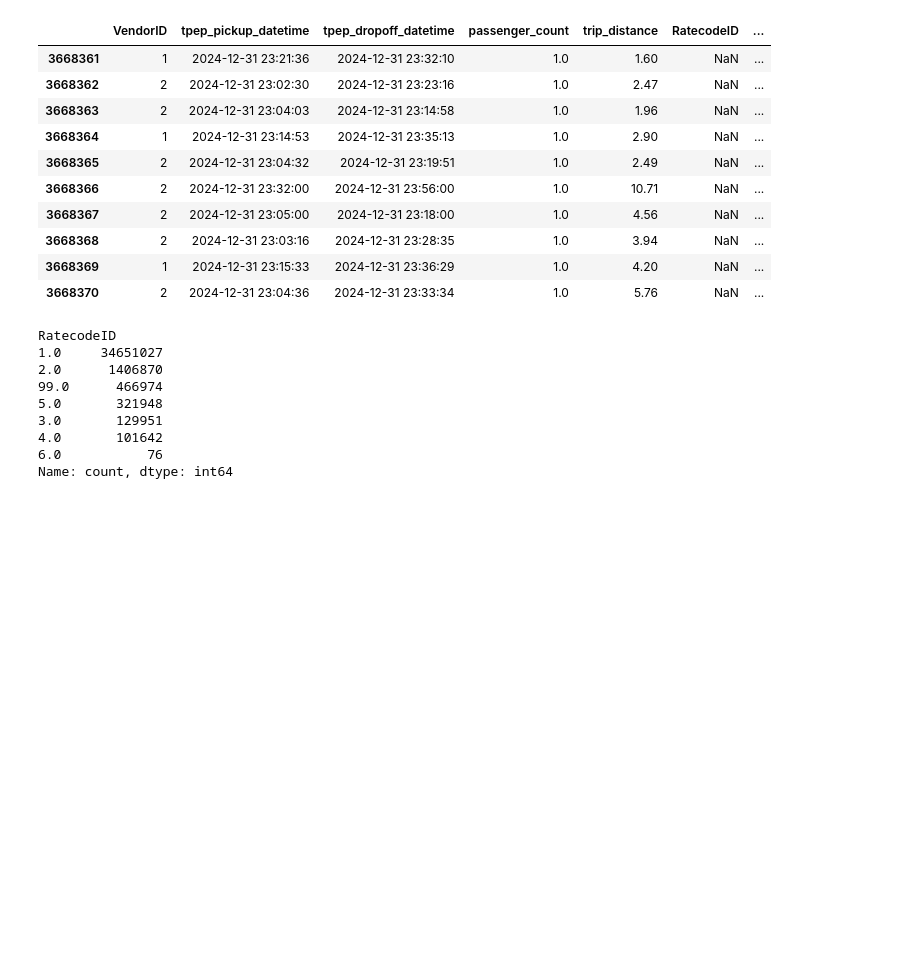
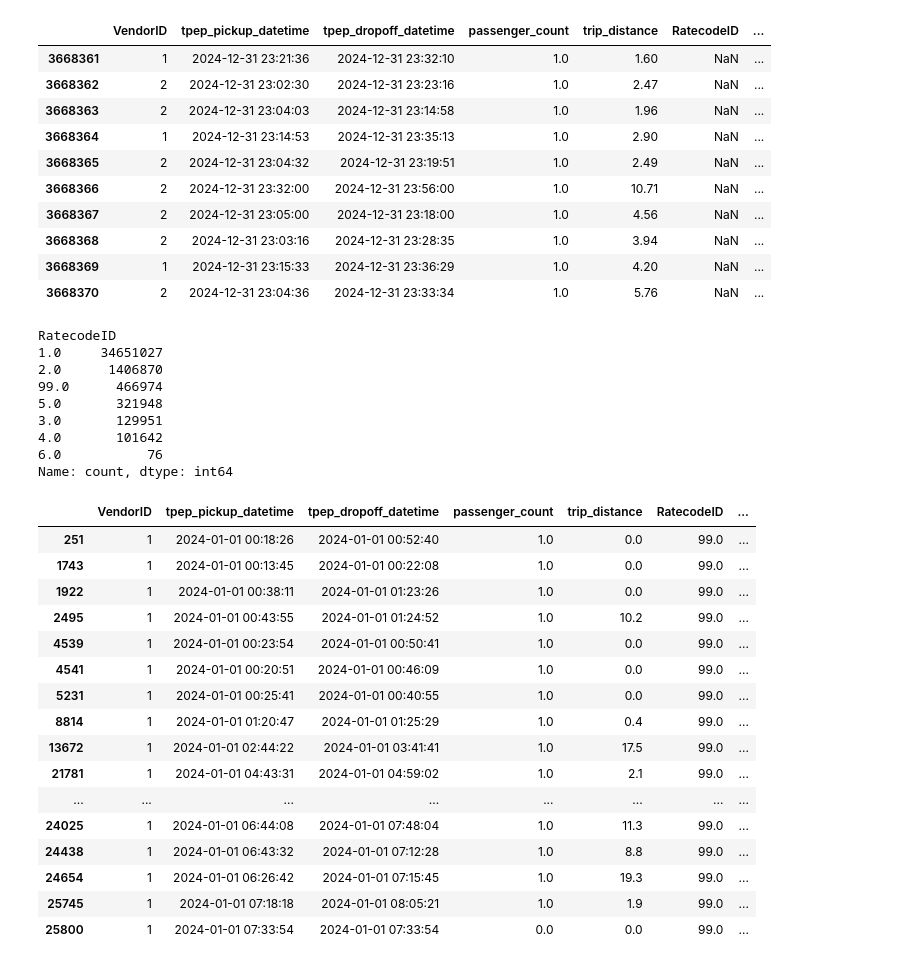
Before and after one commit to Krinnik/ny_ride_fair_optimization, a Jupyter notebook: nik_folder/niks_workspace.ipynb, the cells around one changed output. Cells and saved outputs as stored; diff of their text form; code cells hidden in the pictures; blank space fills up the shorter version.

```diff
--- a/nik_folder/niks_workspace.ipynb
+++ b/nik_folder/niks_workspace.ipynb
@@ -471,6 +470,26 @@ RatecodeID
 4.0       101642
 6.0           76
 Name: count, dtype: int64
+# %%
+ny_taxi_2024_df[ny_taxi_2024_df['RatecodeID'] == 99].head(20)
+# %% [output]
+|  | VendorID | tpep_pickup_datetime | tpep_dropoff_datetime | passenger_count | trip_distance | RatecodeID | ... |
+| 251 | 1 | 2024-01-01 00:18:26 | 2024-01-01 00:52:40 | 1.0 | 0.0 | 99.0 | ... |
+| 1743 | 1 | 2024-01-01 00:13:45 | 2024-01-01 00:22:08 | 1.0 | 0.0 | 99.0 | ... |
+| 1922 | 1 | 2024-01-01 00:38:11 | 2024-01-01 01:23:26 | 1.0 | 0.0 | 99.0 | ... |
+| 2495 | 1 | 2024-01-01 00:43:55 | 2024-01-01 01:24:52 | 1.0 | 10.2 | 99.0 | ... |
+| 4539 | 1 | 2024-01-01 00:23:54 | 2024-01-01 00:50:41 | 1.0 | 0.0 | 99.0 | ... |
+| 4541 | 1 | 2024-01-01 00:20:51 | 2024-01-01 00:46:09 | 1.0 | 0.0 | 99.0 | ... |
+| 5231 | 1 | 2024-01-01 00:25:41 | 2024-01-01 00:40:55 | 1.0 | 0.0 | 99.0 | ... |
+| 8814 | 1 | 2024-01-01 01:20:47 | 2024-01-01 01:25:29 | 1.0 | 0.4 | 99.0 | ... |
+| 13672 | 1 | 2024-01-01 02:44:22 | 2024-01-01 03:41:41 | 1.0 | 17.5 | 99.0 | ... |
+| 21781 | 1 | 2024-01-01 04:43:31 | 2024-01-01 04:59:02 | 1.0 | 2.1 | 99.0 | ... |
+| ... | ... | ... | ... | ... | ... | ... | ... |
+| 24025 | 1 | 2024-01-01 06:44:08 | 2024-01-01 07:48:04 | 1.0 | 11.3 | 99.0 | ... |
+| 24438 | 1 | 2024-01-01 06:43:32 | 2024-01-01 07:12:28 | 1.0 | 8.8 | 99.0 | ... |
+| 24654 | 1 | 2024-01-01 06:26:42 | 2024-01-01 07:15:45 | 1.0 | 19.3 | 99.0 | ... |
+| 25745 | 1 | 2024-01-01 07:18:18 | 2024-01-01 08:05:21 | 1.0 | 1.9 | 99.0 | ... |
+| 25800 | 1 | 2024-01-01 07:33:54 | 2024-01-01 07:33:54 | 0.0 | 0.0 | 99.0 | ... |
 # %%
 def impute_ratecodeID(ny_taxi_2024_df):
     def_mask = #parameters that effect ratecodeID based on zone
```
Also changed, not shown: parts of 5 cells of this notebook.
